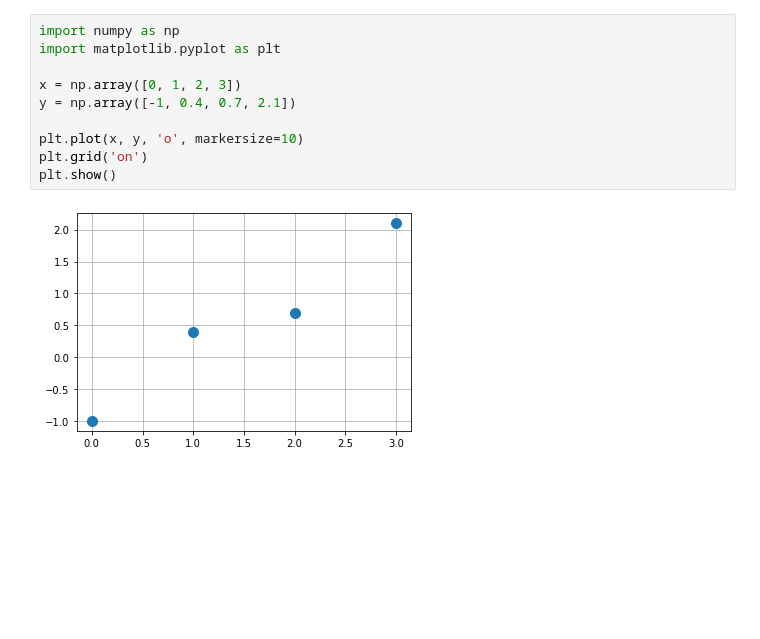
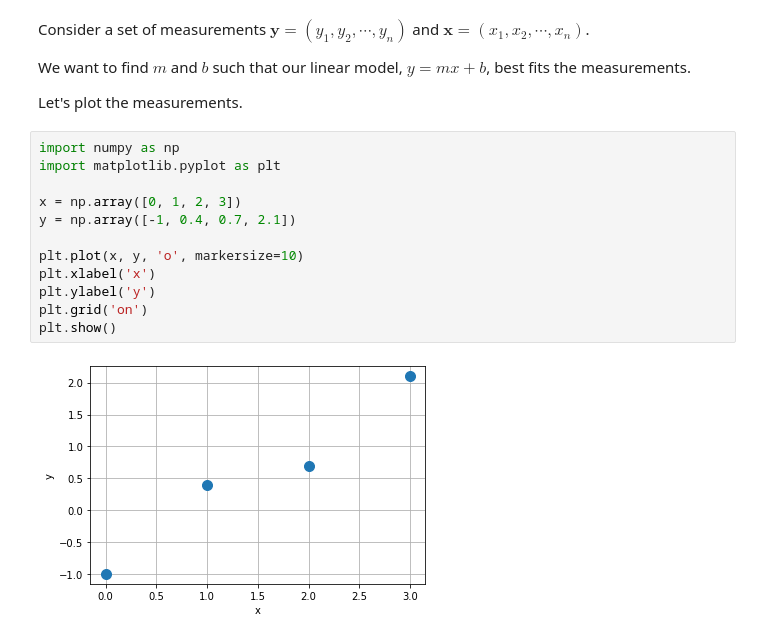
Before and after one commit to stanbaek/ece487A, a Jupyter notebook: _sources/Labs/ICE6_LSE.ipynb, the cells around one changed output. Drawn from its saved outputs; the diff is of its cells as text; blank space fills up the shorter version.

```diff
--- a/_sources/Labs/ICE6_LSE.ipynb
+++ b/_sources/Labs/ICE6_LSE.ipynb
@@ -3,13 +9,21 @@
+# %% [markdown]
+Consider a set of measurements $\mathbf{y} = (y_1, y_2, \cdots, y_n)$ and $\mathbf{x} = (x_1, x_2, \cdots, x_n)$.
+
+We want to find $m$ and $b$ such that our linear model, $y = mx+b$, best fits the measurements.
+
+Let's plot the measurements.
 # %%
 import numpy as np
 import matplotlib.pyplot as plt
 
 x = np.array([0, 1, 2, 3])
 y = np.array([-1, 0.4, 0.7, 2.1])
 
 plt.plot(x, y, 'o', markersize=10)
+plt.xlabel('x')
+plt.ylabel('y')
 plt.grid('on')
 plt.show()
 # %% [output]
-[figure, old version]
+[figure, new version]
 # %% [markdown]
```
Also changed, not shown: parts of 25 cells of this notebook, 36 other files.
